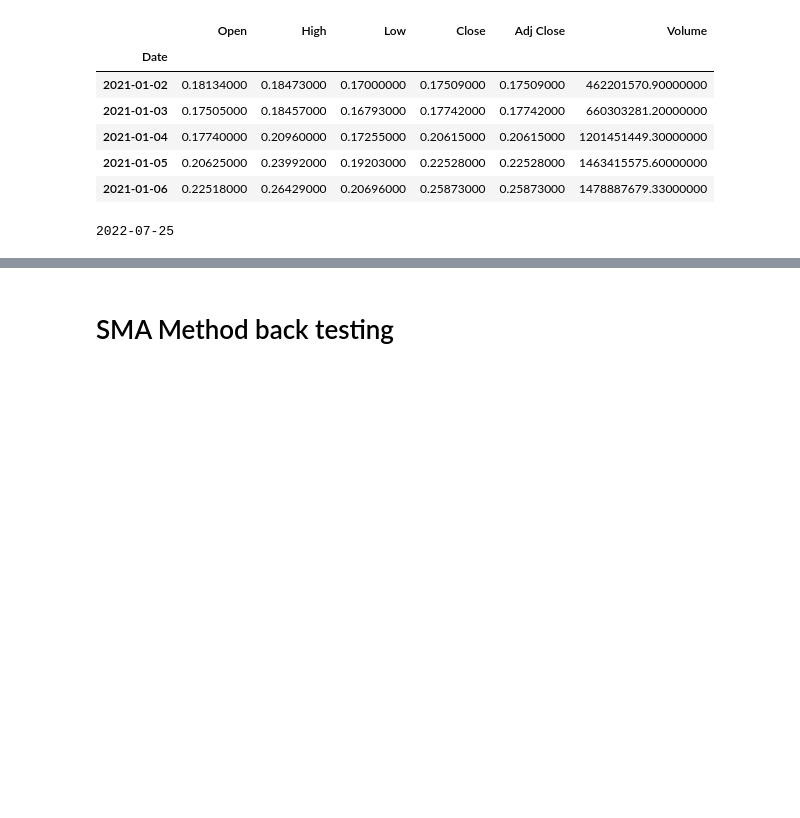
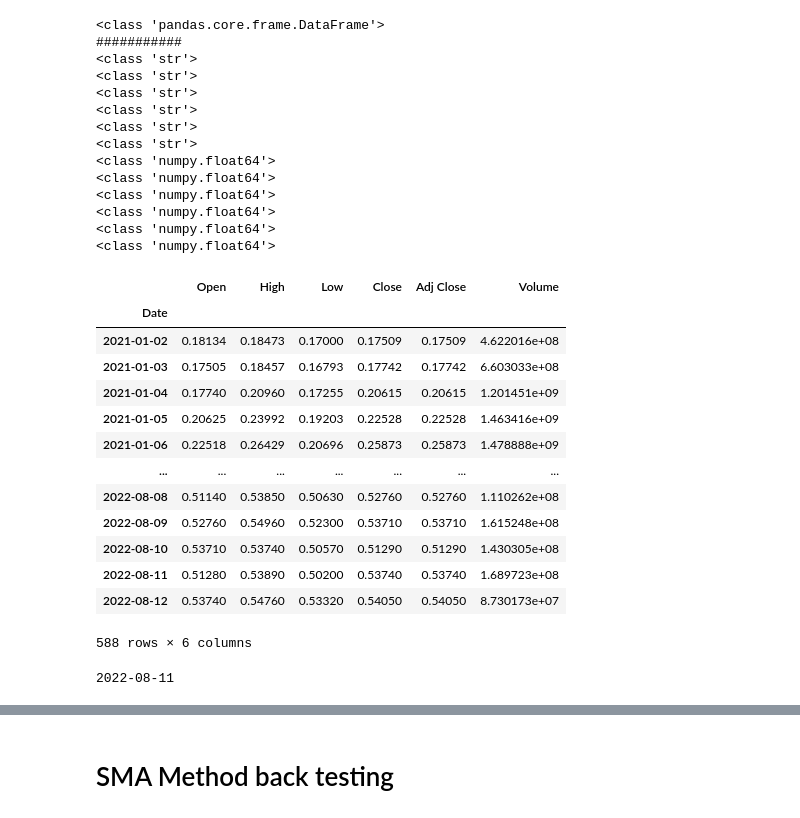
Before and after one commit to jccatilo/python_updated, a Jupyter notebook: stonks/buy_sell_signal/binance-buy-sell-signaller.ipynb, the cells around one changed output, grey strips where cells are left out. Saved outputs shown, nothing was run; the diff lists cells and outputs as text; code cells hidden in the pictures; blank space fills up the shorter version.

Commit message:
working binance-buy-sell-backtesting/signaller

```diff
--- a/stonks/buy_sell_signal/binance-buy-sell-signaller.ipynb
+++ b/stonks/buy_sell_signal/binance-buy-sell-signaller.ipynb
@@ -21,30 +1,94 @@ client = Client(api_key, api_secret)
 # %%
+import pandas as pd
+from binance.client import Client
+import datetime as dt
+import numpy as np
+
+lines = []
+with open('C:/Users/John Carlo/Documents/python/binance_things.txt', 'r') as f:
+    lines = f.readlines()
+
+count = 0
+for line in lines:
+    count += 1
+    #print(f'line {count}: {line}')
+
+#print(lines)
+#print(lines[0].replace("\n",""))
+api_key = lines[0].replace("\n","")
+api_secret = lines[1]
+client = Client(api_key, api_secret)
 symbol = "ADAUSDT"
 interval='1d'
 Client.KLINE_INTERVAL_1DAY
 klines = client.get_historical_klines(symbol, interval, "1 Jan,2021")
 data_raw = pd.DataFrame(klines)
  # create colums name
 data_raw.columns = ['open_time','Open', 'High', 'Low', 'Close', 'Volume','close_time', 'qav','num_trades','taker_base_vol','taker_quote_vol', 'ignore']
 # change the timestamp
 # original line -> data.index = [dt.datetime.fromtimestamp(x/1000.0) for x in data.close_time]
 data_raw.index = [dt.datetime.fromtimestamp(x/1000.0).strftime("%Y-%m-%d") for x in data_raw.close_time]
 #data_raw.to_csv(symbol+'.csv', index = None, header=True)
 ##convert data to float and plot
 #df = data.astype(float)
 #df["close"].plot(title = 'ADAUSDT', legend = 'close')
 data = data_raw.drop(columns=['open_time','close_time', 'qav', 'num_trades', 'taker_base_vol', 'taker_quote_vol', 'ignore'])
 data.insert(4, 'Adj Close', data['Close'])
 data.index.name='Date'
-data.head()
+print(type(data))
+
+print('###########')
+print(type(data['Open'][0]))
+print(type(data['High'][0]))
+print(type(data['Low'][0]))
+print(type(data['Close'][0]))
+print(type(data['Adj Close'][0]))
+print(type(data['Volume'][0]))
+
+
+data['Open'] = data['Open'].astype(np.float64)
+data['High'] = data['High'].astype(np.float64)
+data['Low'] = data['Low'].astype(np.float64)
+data['Close'] = data['Close'].astype(np.float64)
+data['Adj Close'] = data['Adj Close'].astype(np.float64)
+data['Volume'] = data['Volume'].astype(np.float64)
+
+print(type(data['Open'][0]))
+print(type(data['High'][0]))
+print(type(data['Low'][0]))
+print(type(data['Close'][0]))
+print(type(data['Adj Close'][0]))
+print(type(data['Volume'][0]))
+data
 # %% [output]
+<class 'pandas.core.frame.DataFrame'>
+###########
+<class 'str'>
+<class 'str'>
+<class 'str'>
+<class 'str'>
+<class 'str'>
+<class 'str'>
+<class 'numpy.float64'>
+<class 'numpy.float64'>
+<class 'numpy.float64'>
+<class 'numpy.float64'>
+<class 'numpy.float64'>
+<class 'numpy.float64'>
 |  | Open | High | Low | Close | Adj Close | Volume |
 | Date |  |  |  |  |  |  |
-| 2021-01-02 | 0.18134000 | 0.18473000 | 0.17000000 | 0.17509000 | 0.17509000 | 462201570.90000000 |
-| 2021-01-03 | 0.17505000 | 0.18457000 | 0.16793000 | 0.17742000 | 0.17742000 | 660303281.20000000 |
-| 2021-01-04 | 0.17740000 | 0.20960000 | 0.17255000 | 0.20615000 | 0.20615000 | 1201451449.30000000 |
-| 2021-01-05 | 0.20625000 | 0.23992000 | 0.19203000 | 0.22528000 | 0.22528000 | 1463415575.60000000 |
-| 2021-01-06 | 0.22518000 | 0.26429000 | 0.20696000 | 0.25873000 | 0.25873000 | 1478887679.33000000 |
+| 2021-01-02 | 0.18134 | 0.18473 | 0.17000 | 0.17509 | 0.17509 | 4.622016e+08 |
+| 2021-01-03 | 0.17505 | 0.18457 | 0.16793 | 0.17742 | 0.17742 | 6.603033e+08 |
+| 2021-01-04 | 0.17740 | 0.20960 | 0.17255 | 0.20615 | 0.20615 | 1.201451e+09 |
+| 2021-01-05 | 0.20625 | 0.23992 | 0.19203 | 0.22528 | 0.22528 | 1.463416e+09 |
+| 2021-01-06 | 0.22518 | 0.26429 | 0.20696 | 0.25873 | 0.25873 | 1.478888e+09 |
+| ... | ... | ... | ... | ... | ... | ... |
+| 2022-08-08 | 0.51140 | 0.53850 | 0.50630 | 0.52760 | 0.52760 | 1.110262e+08 |
+| 2022-08-09 | 0.52760 | 0.54960 | 0.52300 | 0.53710 | 0.53710 | 1.615248e+08 |
+| 2022-08-10 | 0.53710 | 0.53740 | 0.50570 | 0.51290 | 0.51290 | 1.430305e+08 |
+| 2022-08-11 | 0.51280 | 0.53890 | 0.50200 | 0.53740 | 0.53740 | 1.689723e+08 |
+| 2022-08-12 | 0.53740 | 0.54760 | 0.53320 | 0.54050 | 0.54050 | 8.730173e+07 |
+588 rows × 6 columns
 # %%
 import numpy as np
 import pandas as pd
@@ -57,8 +101,7 @@ plt.style.use('fivethirtyeight')
 yf.pdr_override()
 startdate = date(2021,1,1)
 end_date = date.today()
-print(end_date)
 stocksymbols = ['ADAUSDT']
 # %% [output]
-2022-07-25
+2022-08-11
 # %%
```
Also changed, not shown: parts of 13 cells of this notebook.
